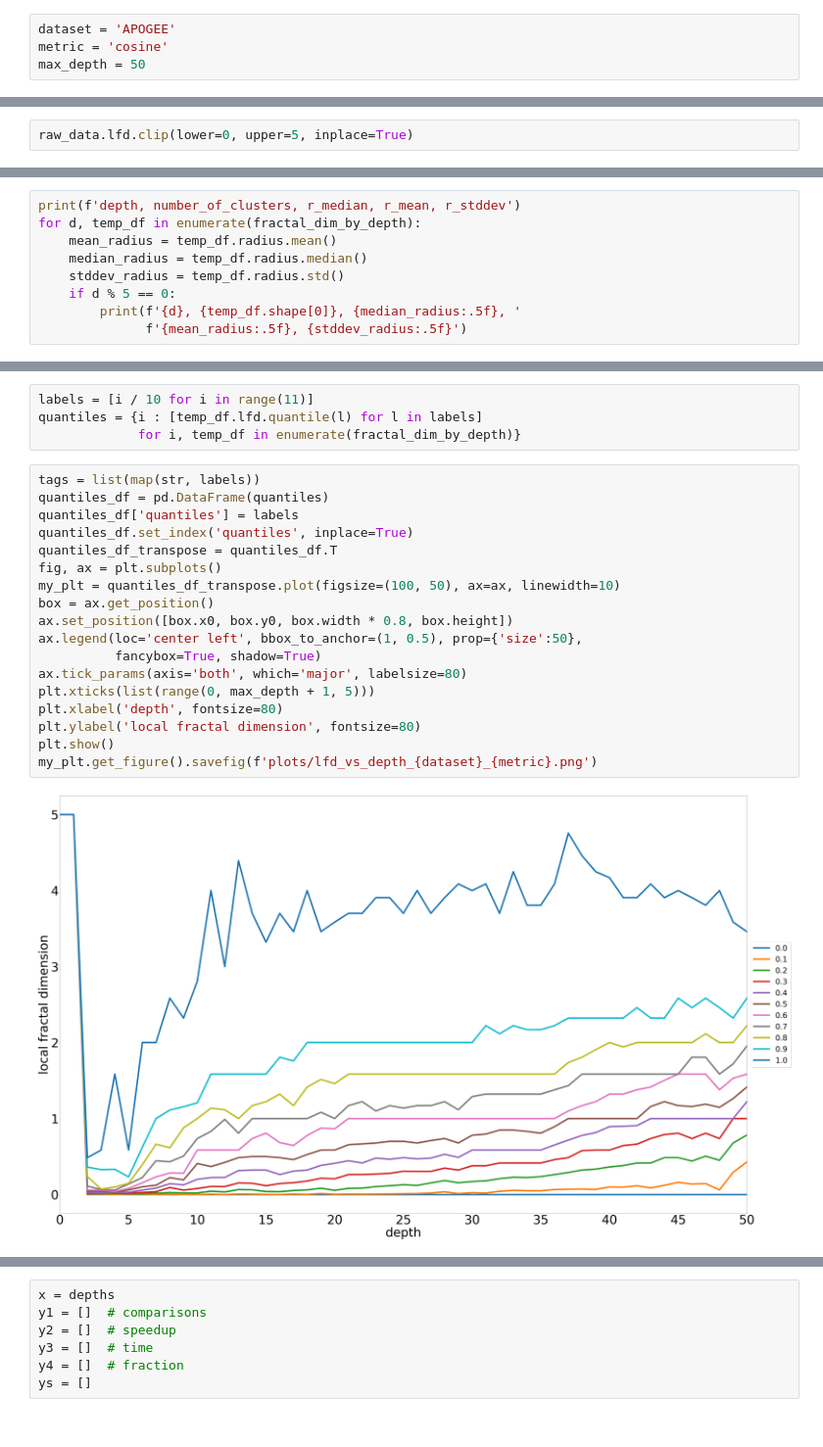
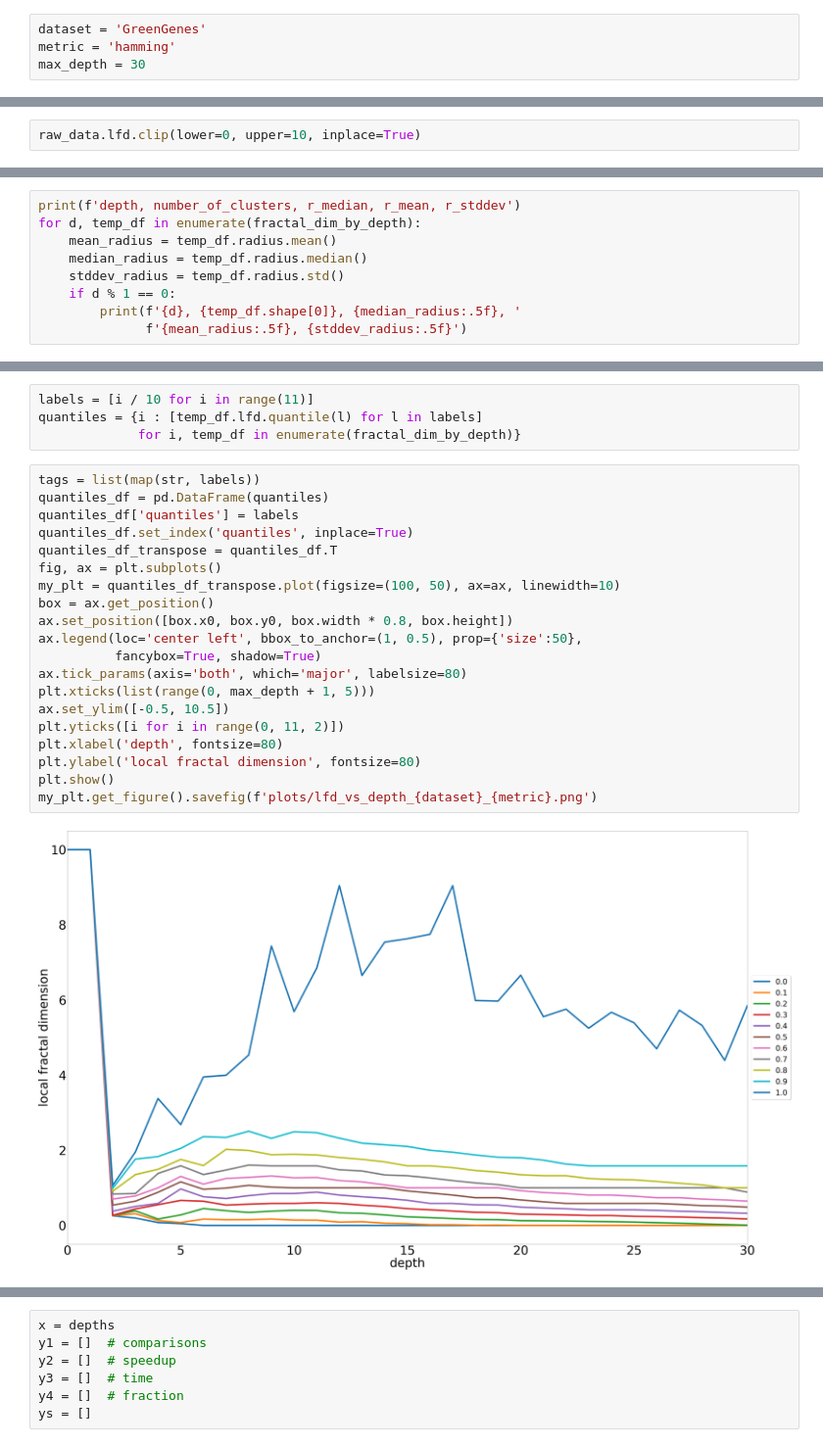
Before and after one commit to nishaq503/CHESS, a Jupyter notebook: data_vis.ipynb, the cells around one changed output, grey strips where cells are left out. Shown at 98% size. Drawn from its saved outputs; the diff is of its cells as text.

```diff
--- a/data_vis.ipynb
+++ b/data_vis.ipynb
@@ -3,9 +3,9 @@ import pandas as pd
 import numpy as np
 from matplotlib import pyplot as plt
 # %%
-dataset = 'APOGEE'
-metric = 'cosine'
-max_depth = 50
+dataset = 'GreenGenes'
+metric = 'hamming'
+max_depth = 30
 # %%
 raw_data = pd.read_csv(
     f'logs/info_{metric}_{max_depth}.csv',
@@ -61,7 +61,7 @@ raw_data[raw_data.lfd > 5].shape
 # %% [output]
 (3, 7)
 # %%
-raw_data.lfd.clip(lower=0, upper=5, inplace=True)
+raw_data.lfd.clip(lower=0, upper=10, inplace=True)
 # %%
 raw_data.describe()
 # %% [output]
@@ -91,7 +93,7 @@ for d, temp_df in enumerate(fractal_dim_by_depth):
     mean_radius = temp_df.radius.mean()
     median_radius = temp_df.radius.median()
     stddev_radius = temp_df.radius.std()
-    if d % 5 == 0:
+    if d % 1 == 0:
         print(f'{d}, {temp_df.shape[0]}, {median_radius:.5f}, '
               f'{mean_radius:.5f}, {stddev_radius:.5f}')
 # %% [output]
@@ -114,21 +121,23 @@ quantiles = {i : [temp_df.lfd.quantile(l) for l in labels]
 # %%
 tags = list(map(str, labels))
 quantiles_df = pd.DataFrame(quantiles)
 quantiles_df['quantiles'] = labels
 quantiles_df.set_index('quantiles', inplace=True)
 quantiles_df_transpose = quantiles_df.T
 fig, ax = plt.subplots()
 my_plt = quantiles_df_transpose.plot(figsize=(100, 50), ax=ax, linewidth=10)
 box = ax.get_position()
 ax.set_position([box.x0, box.y0, box.width * 0.8, box.height])
 ax.legend(loc='center left', bbox_to_anchor=(1, 0.5), prop={'size':50},
           fancybox=True, shadow=True)
 ax.tick_params(axis='both', which='major', labelsize=80)
 plt.xticks(list(range(0, max_depth + 1, 5)))
+ax.set_ylim([-0.5, 10.5])
+plt.yticks([i for i in range(0, 11, 2)])
 plt.xlabel('depth', fontsize=80)
 plt.ylabel('local fractal dimension', fontsize=80)
 plt.show()
 my_plt.get_figure().savefig(f'plots/lfd_vs_depth_{dataset}_{metric}.png')
 # %% [output]
-[figure, old version]
+[figure, new version]
 # %%
```
Also changed, not shown: parts of 20 cells of this notebook.
